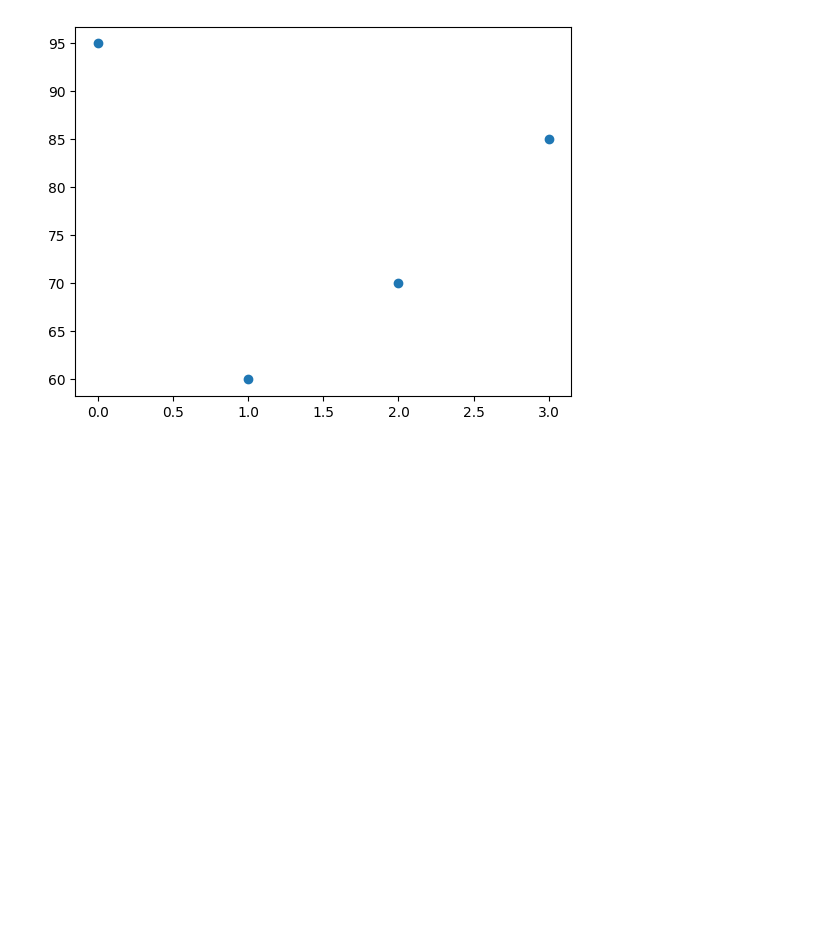
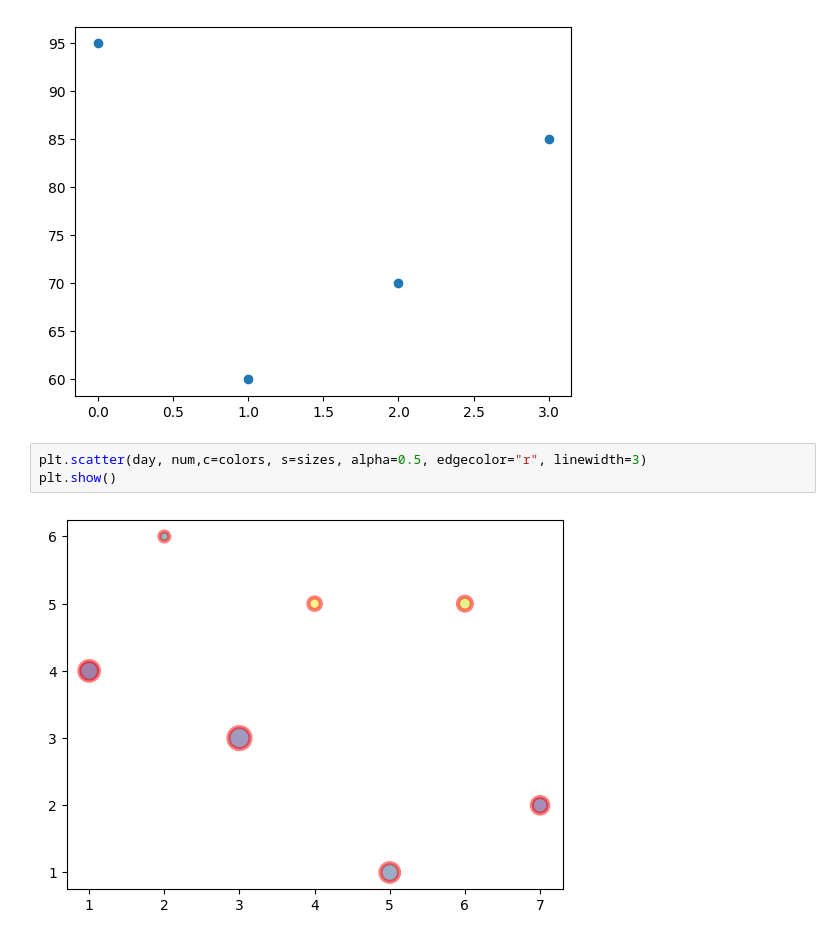
Before and after one commit to rajan-dhinoja/python_libraries, a Jupyter notebook: Matplotlib_Tutorial.ipynb, the cells around one changed output. Saved outputs shown, nothing was run; the diff lists cells and outputs as text; blank space fills up the shorter version.

```diff
--- a/Matplotlib_Tutorial.ipynb
+++ b/Matplotlib_Tutorial.ipynb
@@ -101,3 +101,8 @@ plt.scatter(p, y)
 plt.show()
 # %% [output]
 [figure]
+# %%
+plt.scatter(day, num,c=colors, s=sizes, alpha=0.5, edgecolor="r", linewidth=3)
+plt.show()
+# %% [output]
+[figure, added]
```
